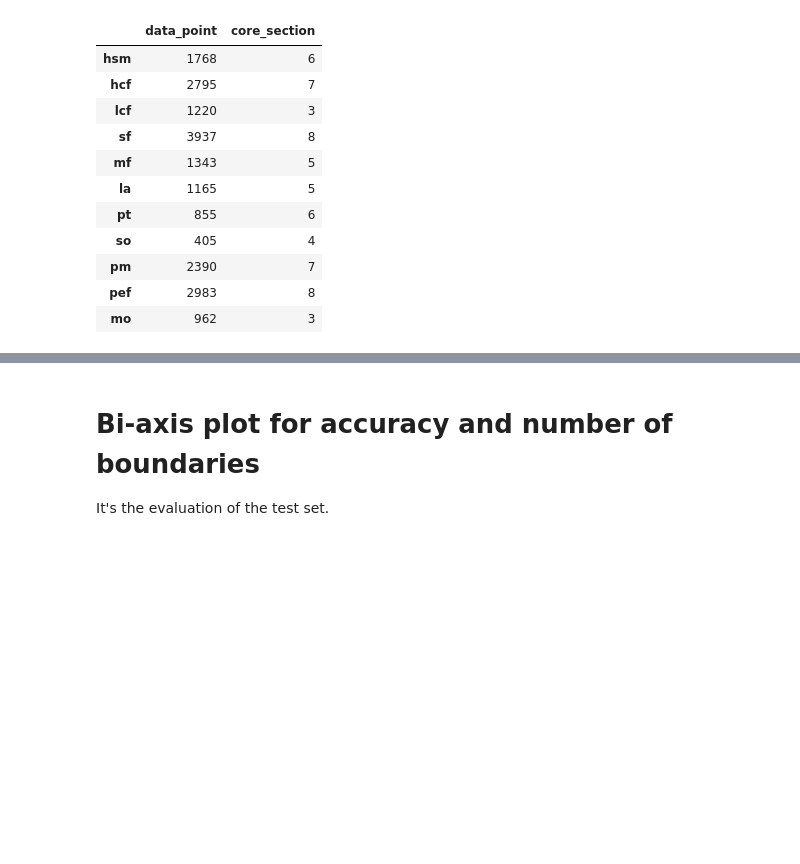
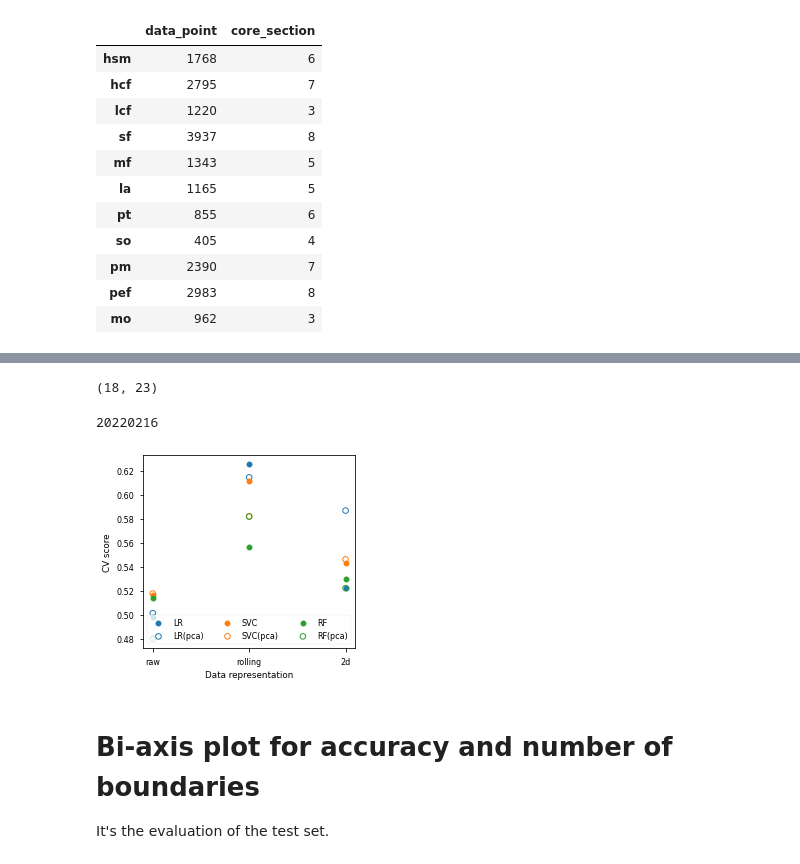
Before and after one commit to dispink/WASA-faciesXRF, a Jupyter notebook: prepare_paper_02.ipynb, the cells around one changed output, grey strips where cells are left out. Saved outputs shown, nothing was run; the diff lists cells and outputs as text; code cells hidden in the pictures; blank space fills up the shorter version.

```diff
--- a/prepare_paper_02.ipynb
+++ b/prepare_paper_02.ipynb
@@ -163,3 +210,39 @@ print(date)
+# %%
+grid_df.shape
+# %% [output]
+(18, 23)
+# %%
+fig, ax = plt.subplots(1, 1, figsize=(3.8, 3.54))
+for data in ['raw', 'roll', '2d']:
+    # small trick to plot part of legend
+    if data == 'roll':
+        ax.legend(loc='lower right', ncol=3)
+    for alg, color in zip(['lr', 'svc', 'rf'], ['C0', 'C1', 'C2']):
+        # without PCA
+        mask = (grid_df.data == data) & (grid_df.alg == alg) & (grid_df.pca == 'no')
+        ax.scatter(
+            data,
+            grid_df.mean_test_score[mask],
+            facecolors=color,
+            label=alg.upper())
+        # with PCA
+        mask = (grid_df.data == data) & (grid_df.alg == alg) & (grid_df.pca == 'yes')
+        ax.scatter(
+            data,
+            grid_df.mean_test_score[mask],
+            facecolors='none',
+            edgecolors=color,
+            linewidths=1,
+            label='{}(pca)'.format(alg.upper()))
+ax.set_xticklabels(['raw', 'rolling', '2d'])
+ax.set_xlabel('Data representation')
+ax.set_ylabel('CV score')
+
+plt.savefig('results/r_grids_{}.png'.format(date))
+print(date)
+# %% [output]
+20220216
+[figure, added]
 # %% [markdown]
 # Bi-axis plot for accuracy and number of boundaries
 It's the evaluation of the test set.
```
Also changed, not shown: parts of 8 cells of this notebook.
